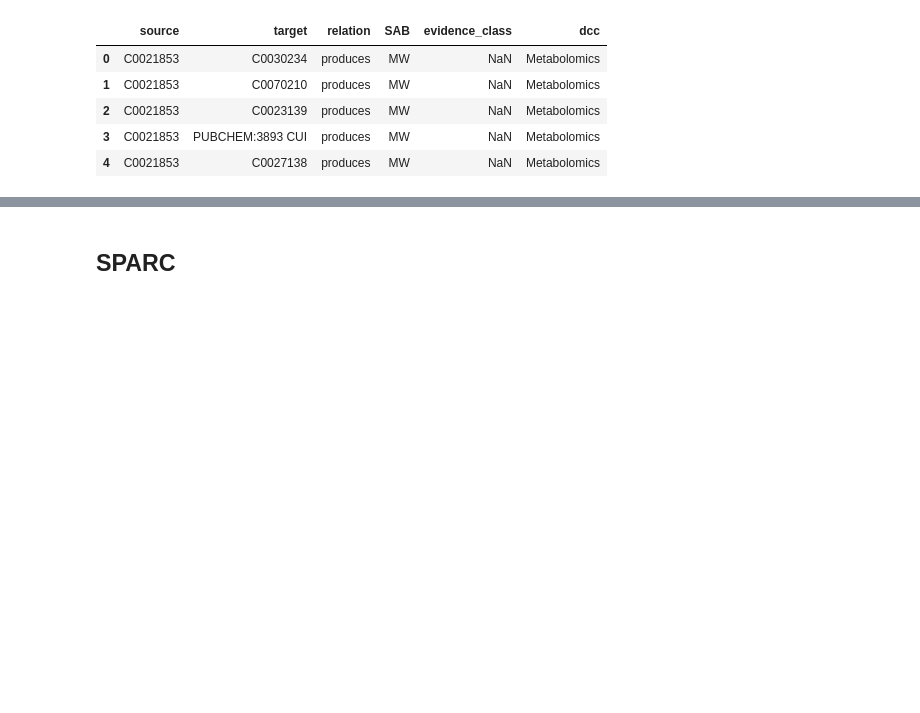
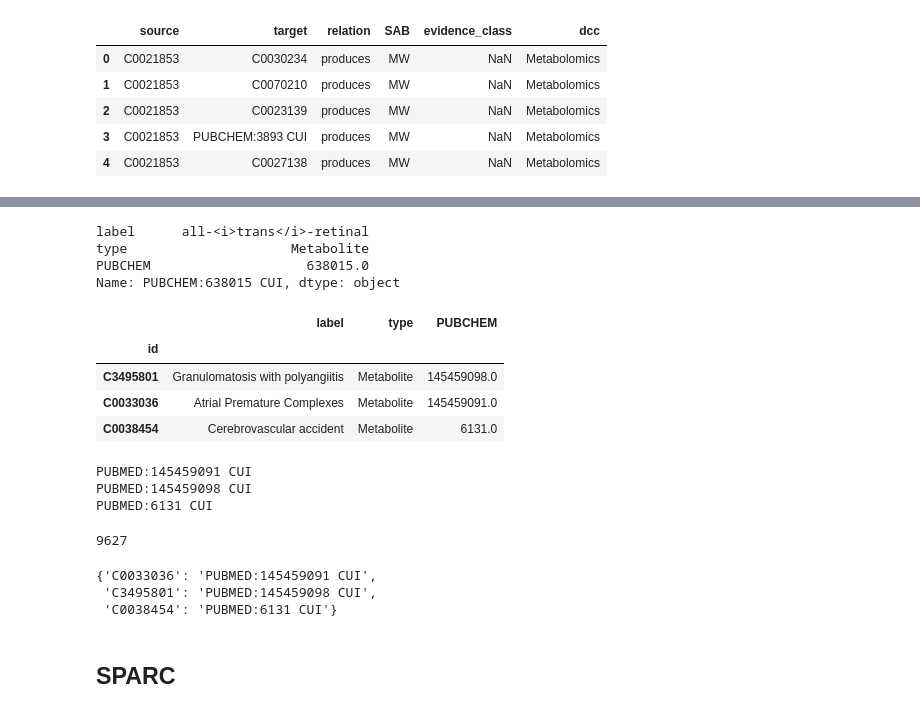
Before and after one commit to MaayanLab/datadistillery-kg, a Jupyter notebook: 0424Notebooks/Updated_Serialization.ipynb, the cells around one changed output, grey strips where cells are left out. Saved outputs shown, nothing was run; the diff lists cells and outputs as text; code cells hidden in the pictures; blank space fills up the shorter version.

```diff
--- a/0424Notebooks/Updated_Serialization.ipynb
+++ b/0424Notebooks/Updated_Serialization.ipynb
@@ -1326,26 +1293,5 @@ df.loc[ind, 'relation'] = 'correlated_with_condition_hpo'
-# %%
-relations = {
-	"produces": {
-		"source": "Anatomy",
-		"target": "Compound",
-	},
-	"causally_influences": {
-		"source": "Gene",
-		"target": "Compound",
-	},
-	"correlated_with_condition": {
-		"source": "Compound",
-		"target": "Disease or Phenotype",
-	},
-	"correlated_with_condition_hmdb": {
-		"source": "Metabolite",
-		"target": "Disease or Phenotype",
-	},
-	"correlated_with_condition_hpo": {
-		"source": "Metabolite",
-		"target": "Disease or Phenotype",
-	},
-}
+# %%
+df = df[df.relation.isin(list(relations.keys()))]
 # %%
 nodes = get_nodes(df, sab, relations)
 # %% [output]
@@ -1360,0 +1306,36 @@ out/sab/MW.Metabolite.nodes.csv found
+# %%
+nodes["Metabolite"] = nodes["Metabolite"].loc[[i for i in nodes['Metabolite'].index if i != 'C0035298']]
+# %%
+nodes["Metabolite"].loc['PUBCHEM:638015 CUI']
+# %% [output]
+label      all-<i>trans</i>-retinal
+type                     Metabolite
+PUBCHEM                    638015.0
+Name: PUBCHEM:638015 CUI, dtype: object
+# %%
+nodes["Metabolite"].loc['C1426339', 'label'] = 'COQ4'
+# %%
+nodes['Metabolite'].loc[['C3495801', 'C0033036', 'C0038454']]
+# %% [output]
+|  | label | type | PUBCHEM |
+| id |  |  |  |
+| C3495801 | Granulomatosis with polyangiitis | Metabolite | 145459098.0 |
+| C0033036 | Atrial Premature Complexes | Metabolite | 145459091.0 |
+| C0038454 | Cerebrovascular accident | Metabolite | 6131.0 |
+# %%
+new_index = []
+id_mapper = {}
+for k,v in nodes['Metabolite'].iterrows():
+	if k in ['C3495801', 'C0033036', 'C0038454']:
+		index = "PUBMED:%d CUI"%int(v["PUBCHEM"])
+		new_index.append(index)
+		id_mapper[k] = index
+		print(index)
+	else:
+		new_index.append(k)
+len(new_index)
+# %% [output]
+PUBMED:145459091 CUI
+PUBMED:145459098 CUI
+PUBMED:6131 CUI
+9627
@@ -1360,0 +1346,6 @@ out/sab/MW.Metabolite.nodes.csv found
+# %%
+id_mapper
+# %% [output]
+{'C0033036': 'PUBMED:145459091 CUI',
+ 'C3495801': 'PUBMED:145459098 CUI',
+ 'C0038454': 'PUBMED:6131 CUI'}
```
Also changed, not shown: parts of 31 cells of this notebook.
